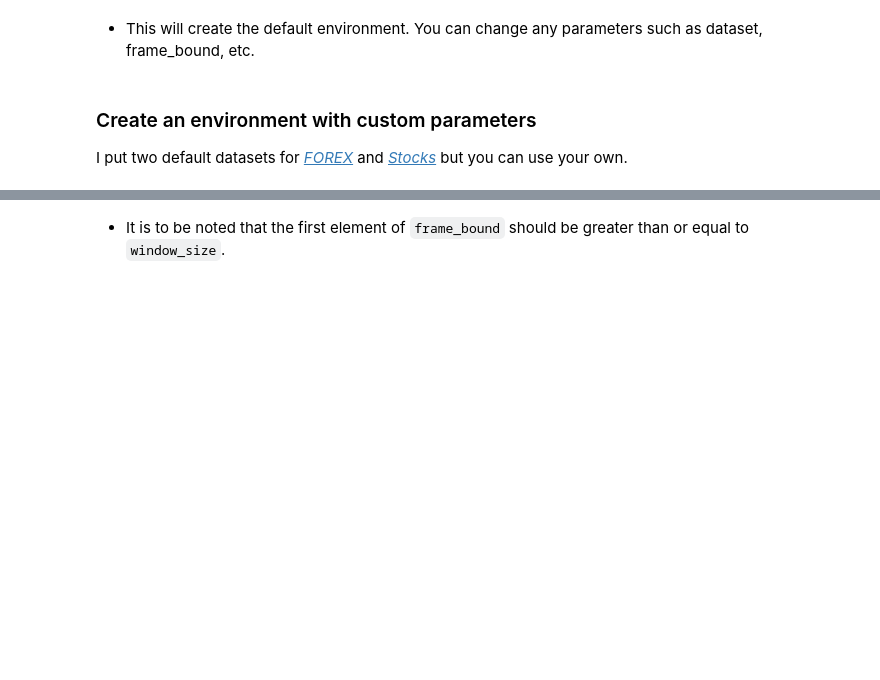
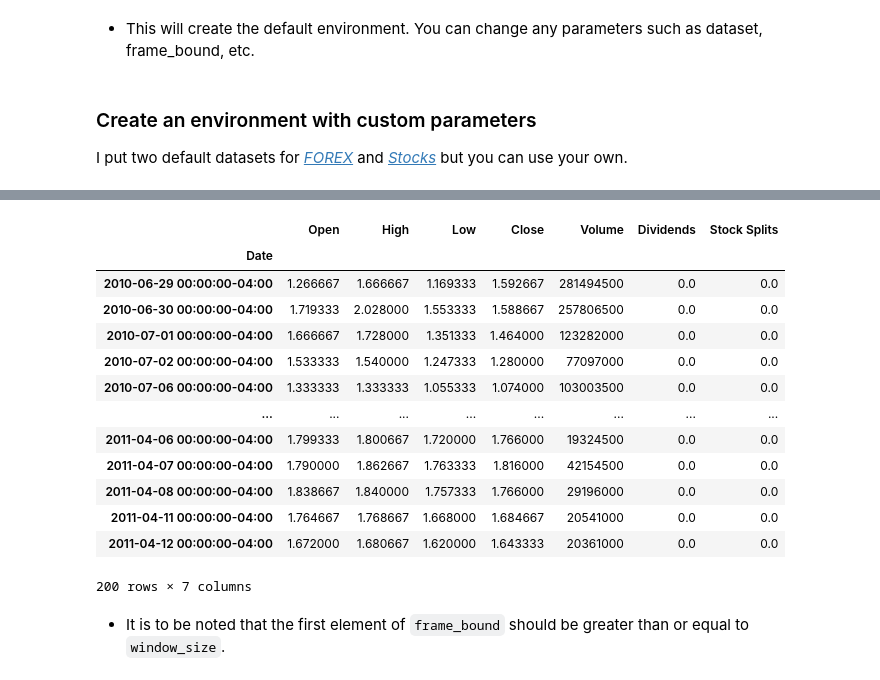
Before and after one commit to ChopinNo3Op9/RL-Based-Gym-Trading, a Jupyter notebook: examples/try.ipynb, the cells around one changed output, grey strips where cells are left out. Saved outputs shown, nothing was run; the diff lists cells and outputs as text; code cells hidden in the pictures; blank space fills up the shorter version.

```diff
--- a/examples/try.ipynb
+++ b/examples/try.ipynb
@@ -148,3 +165,20 @@ custom_env = gym.make(
+# %%
+tsla_data
+# %% [output]
+|  | Open | High | Low | Close | Volume | Dividends | Stock Splits |
+| Date |  |  |  |  |  |  |  |
+| 2010-06-29 00:00:00-04:00 | 1.266667 | 1.666667 | 1.169333 | 1.592667 | 281494500 | 0.0 | 0.0 |
+| 2010-06-30 00:00:00-04:00 | 1.719333 | 2.028000 | 1.553333 | 1.588667 | 257806500 | 0.0 | 0.0 |
+| 2010-07-01 00:00:00-04:00 | 1.666667 | 1.728000 | 1.351333 | 1.464000 | 123282000 | 0.0 | 0.0 |
+| 2010-07-02 00:00:00-04:00 | 1.533333 | 1.540000 | 1.247333 | 1.280000 | 77097000 | 0.0 | 0.0 |
+| 2010-07-06 00:00:00-04:00 | 1.333333 | 1.333333 | 1.055333 | 1.074000 | 103003500 | 0.0 | 0.0 |
+| ... | ... | ... | ... | ... | ... | ... | ... |
+| 2011-04-06 00:00:00-04:00 | 1.799333 | 1.800667 | 1.720000 | 1.766000 | 19324500 | 0.0 | 0.0 |
+| 2011-04-07 00:00:00-04:00 | 1.790000 | 1.862667 | 1.763333 | 1.816000 | 42154500 | 0.0 | 0.0 |
+| 2011-04-08 00:00:00-04:00 | 1.838667 | 1.840000 | 1.757333 | 1.766000 | 29196000 | 0.0 | 0.0 |
+| 2011-04-11 00:00:00-04:00 | 1.764667 | 1.768667 | 1.668000 | 1.684667 | 20541000 | 0.0 | 0.0 |
+| 2011-04-12 00:00:00-04:00 | 1.672000 | 1.680667 | 1.620000 | 1.643333 | 20361000 | 0.0 | 0.0 |
+200 rows × 7 columns
 # %% [markdown]
 - It is to be noted that the first element of `frame_bound` should be greater than or equal to `window_size`.
 # %% [markdown]
```
Also changed, not shown: parts of 5 cells of this notebook.
